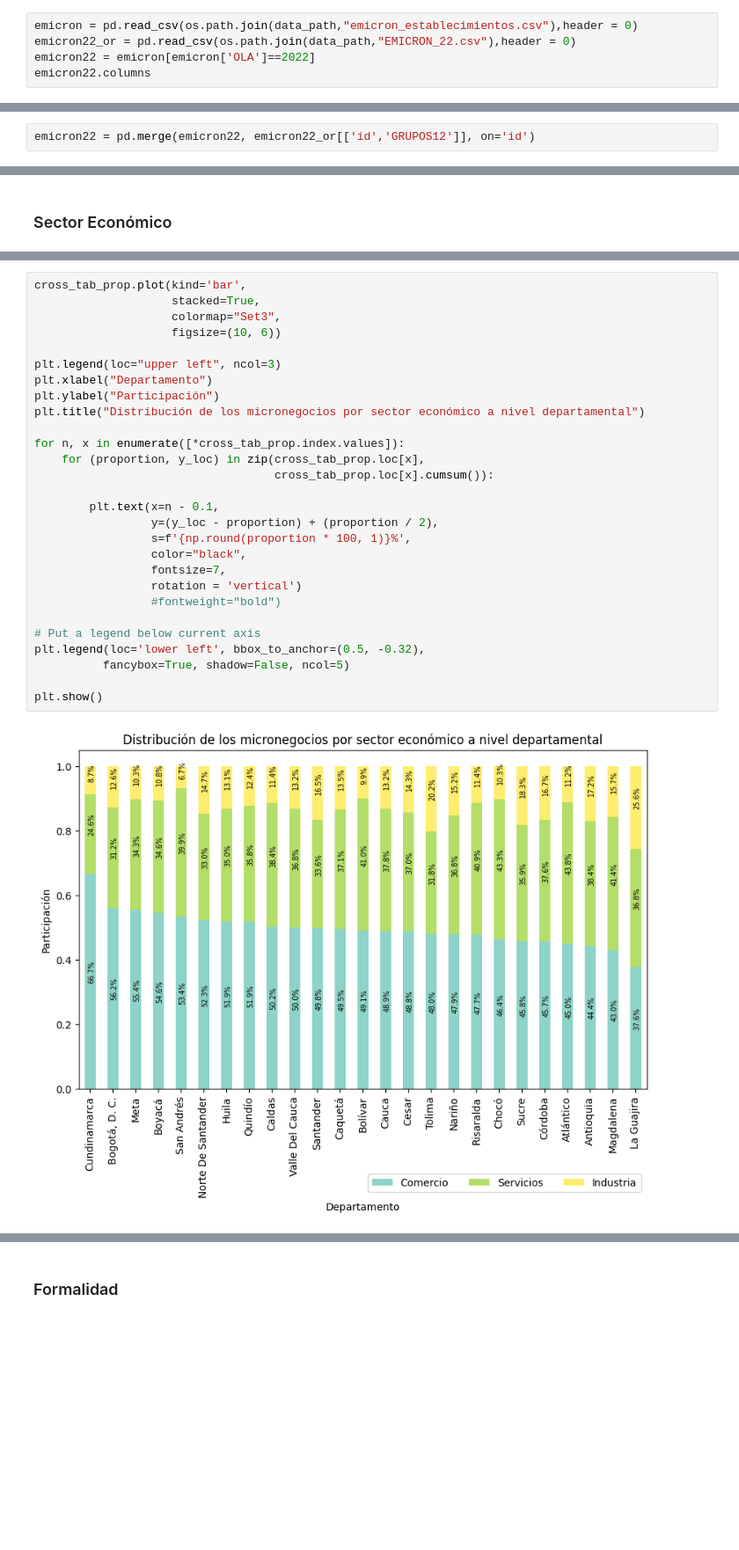
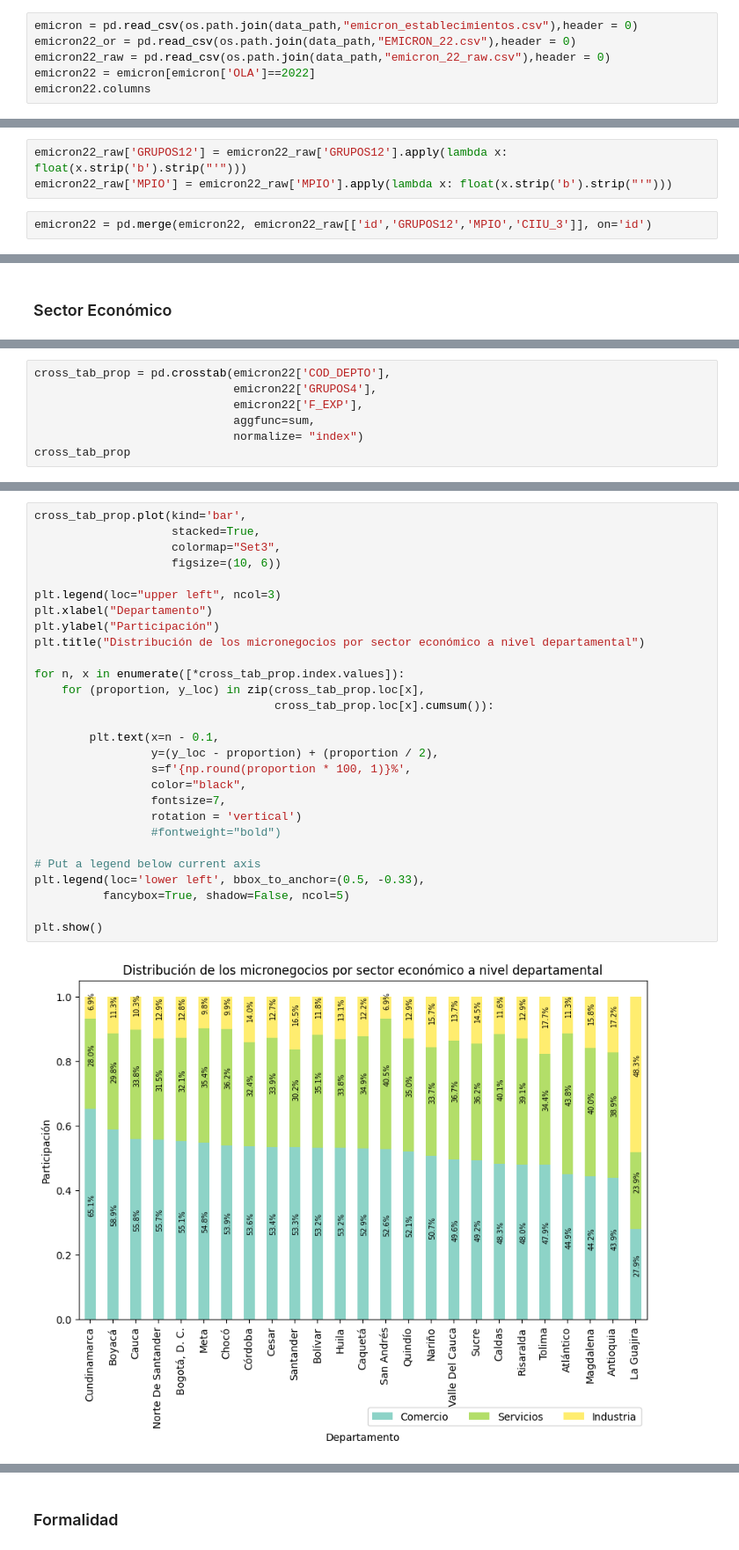
Before and after one commit to caravilaga/Repositorio_DANE, a Jupyter notebook: Descripcion emicron/Descripción emicron 22.ipynb, the cells around one changed output, grey strips where cells are left out. Shown: that part at 88% size. Cells and saved outputs as stored; diff of their text form; blank space fills up the shorter version.

```diff
--- a/Descripcion emicron/Descripción emicron 22.ipynb
+++ b/Descripcion emicron/Descripción emicron 22.ipynb
@@ -10,6 +10,7 @@ data_path = r"D:\DANE - Contrato\2024\Operativo Barrido\Data"
 # %%
 emicron = pd.read_csv(os.path.join(data_path,"emicron_establecimientos.csv"),header = 0)
 emicron22_or = pd.read_csv(os.path.join(data_path,"EMICRON_22.csv"),header = 0)
+emicron22_raw = pd.read_csv(os.path.join(data_path,"emicron_22_raw.csv"),header = 0)
 emicron22 = emicron[emicron['OLA']==2022]
 emicron22.columns
 # %% [output]
@@ -40,5 +61,8 @@ Name: COD_DEPTO, dtype: float64
+# %%
+emicron22_raw['GRUPOS12'] = emicron22_raw['GRUPOS12'].apply(lambda x: float(x.strip('b').strip("'")))
+emicron22_raw['MPIO'] = emicron22_raw['MPIO'].apply(lambda x: float(x.strip('b').strip("'")))
 # %%
-emicron22 = pd.merge(emicron22, emicron22_or[['id','GRUPOS12']], on='id')
+emicron22 = pd.merge(emicron22, emicron22_raw[['id','GRUPOS12','MPIO','CIIU_3']], on='id')
 # %%
 # Definición labels
 dic_depto = {5:"Antioquia",8:"Atlántico",11:"Bogotá, D. C.",13:"Bolívar",15:"Boyacá",17:"Caldas",18:"Caquetá",
@@ -73,3 +99,10 @@ cross_tab_prop = cross_tab_prop.sort_values(by = 3, ascending=False)
 
 cross_tab_prop.rename(columns=dic_sector,inplace=True)
 cross_tab_prop.rename(index=dic_depto,inplace=True)
+# %%
+cross_tab_prop = pd.crosstab(emicron22['COD_DEPTO'],
+                             emicron22['GRUPOS4'],
+                             emicron22['F_EXP'],
+                             aggfunc=sum,
+                             normalize= "index")
+cross_tab_prop
@@ -76,31 +128,31 @@ cross_tab_prop.rename(index=dic_depto,inplace=True)
 # %%
 cross_tab_prop.plot(kind='bar',
                     stacked=True,
                     colormap="Set3",
                     figsize=(10, 6))
 
 plt.legend(loc="upper left", ncol=3)
 plt.xlabel("Departamento")
 plt.ylabel("Participación")
 plt.title("Distribución de los micronegocios por sector económico a nivel departamental")
 
 for n, x in enumerate([*cross_tab_prop.index.values]):
     for (proportion, y_loc) in zip(cross_tab_prop.loc[x],
                                    cross_tab_prop.loc[x].cumsum()):
 
         plt.text(x=n - 0.1,
                  y=(y_loc - proportion) + (proportion / 2),
                  s=f'{np.round(proportion * 100, 1)}%',
                  color="black",
                  fontsize=7,
                  rotation = 'vertical')
                  #fontweight="bold")
 
 # Put a legend below current axis
-plt.legend(loc='lower left', bbox_to_anchor=(0.5, -0.32),
+plt.legend(loc='lower left', bbox_to_anchor=(0.5, -0.33),
           fancybox=True, shadow=False, ncol=5)
 
 plt.show()
 # %% [output]
-[figure, old version]
+[figure, new version]
 # %%
```
Also changed, not shown: parts of 22 cells of this notebook, 2 other files.
